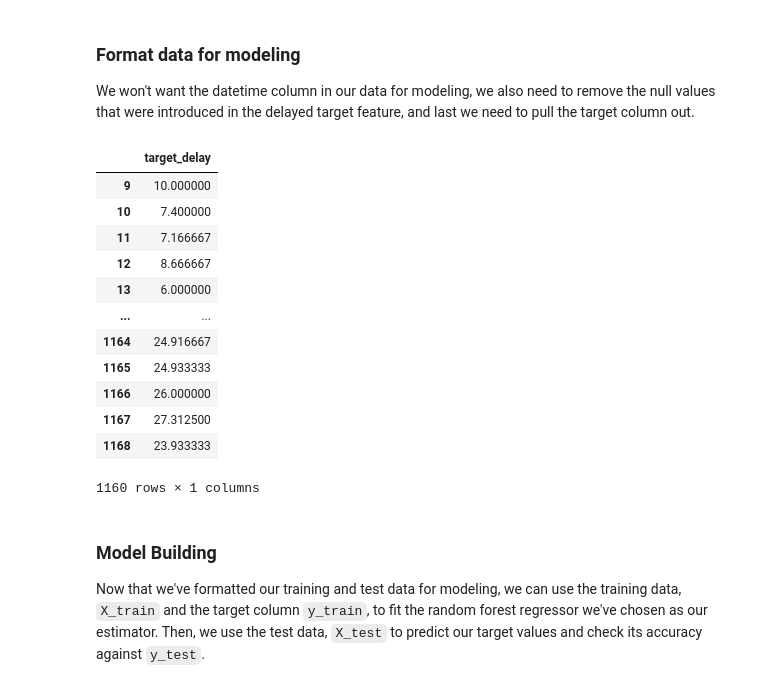
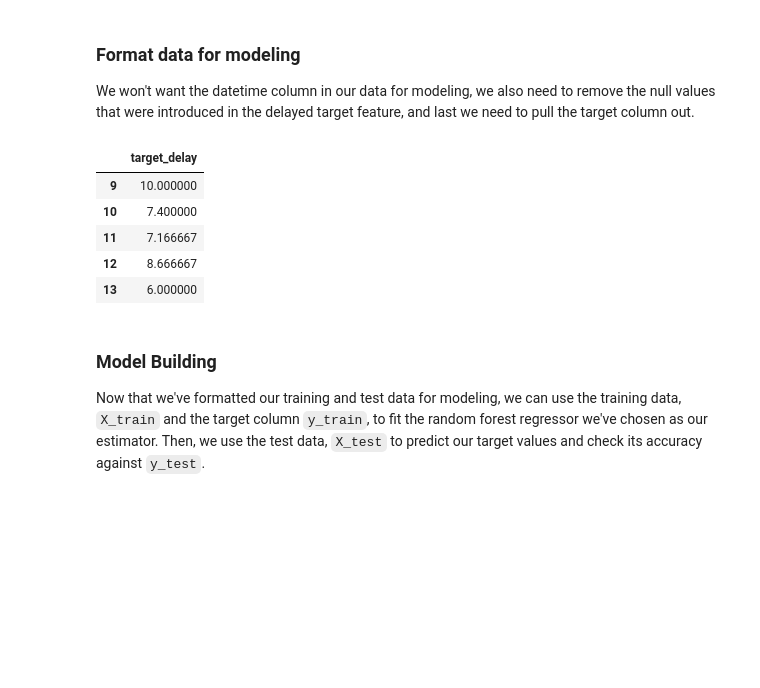
Before and after one commit to alteryx/open_source_demos, a Jupyter notebook: predict-daily-temperature/Temperature-Demo.ipynb, the cells around one changed output. Saved outputs shown, nothing was run; the diff lists cells and outputs as text; code cells hidden in the pictures; blank space fills up the shorter version.

```diff
--- a/predict-daily-temperature/Temperature-Demo.ipynb
+++ b/predict-daily-temperature/Temperature-Demo.ipynb
@@ -167,30 +180,23 @@ We won't want the datetime column in our data for modeling, we also need to remo
 # %%
 # Get rid of the time index column for modeling
 baseline_training.drop(time_index, axis=1, inplace=True)
 baseline_test.drop(time_index, axis=1, inplace=True)
 
 # The lag feature introduces nans, so we remove those rows and pull out the target
 X_train = baseline_training.dropna()
 y_train = X_train.pop(target_col)
 
 X_test = baseline_test.dropna()
 y_test = X_test.pop(target_col)
 
-X_train
+X_train.head()
 # %% [output]
 |  | target_delay |
 | 9 | 10.000000 |
 | 10 | 7.400000 |
 | 11 | 7.166667 |
 | 12 | 8.666667 |
 | 13 | 6.000000 |
-| ... | ... |
-| 1164 | 24.916667 |
-| 1165 | 24.933333 |
-| 1166 | 26.000000 |
-| 1167 | 27.312500 |
-| 1168 | 23.933333 |
-1160 rows × 1 columns
 # %% [markdown]
 ### Model Building
 
```
Also changed, not shown: parts of 20 cells of this notebook, 2 other files.
